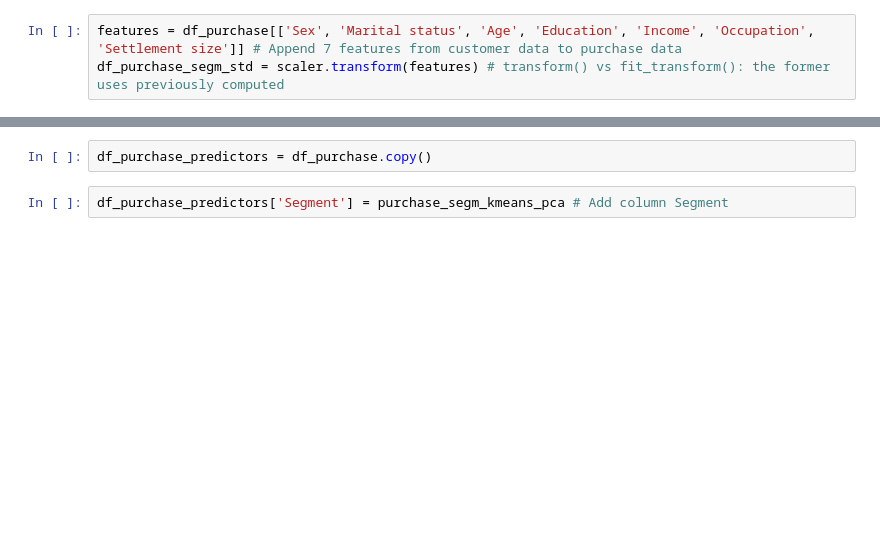
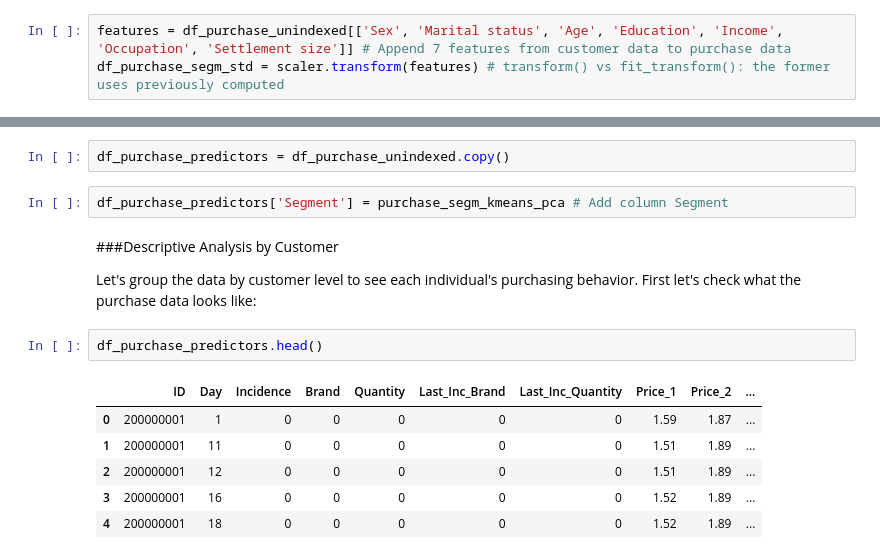
Before and after one commit to mihnguyen/udemy-customer-analytics, a Jupyter notebook: purchase-prediction/notebook_Purchase_Prediction.ipynb, the cells around one changed output, grey strips where cells are left out. Cells and saved outputs as stored; diff of their text form; blank space fills up the shorter version.

```diff
--- a/purchase-prediction/notebook_Purchase_Prediction.ipynb
+++ b/purchase-prediction/notebook_Purchase_Prediction.ipynb
@@ -98,7 +124,7 @@ KMeans(algorithm='auto', copy_x=True, init='k-means++', max_iter=300,
 
 Apply standardized customer data to purchase data:
 # %%
-features = df_purchase[['Sex', 'Marital status', 'Age', 'Education', 'Income', 'Occupation', 'Settlement size']] # Append 7 features from customer data to purchase data
+features = df_purchase_unindexed[['Sex', 'Marital status', 'Age', 'Education', 'Income', 'Occupation', 'Settlement size']] # Append 7 features from customer data to purchase data
 df_purchase_segm_std = scaler.transform(features) # transform() vs fit_transform(): the former uses previously computed
 # %% [markdown]
 ###PCA
@@ -111,6 +137,19 @@ df_purchase_segm_pca = pca.transform(df_purchase_segm_std)
 # %%
 purchase_segm_kmeans_pca = kmeans_pca.predict(df_purchase_segm_pca)
 # %%
-df_purchase_predictors = df_purchase.copy()
+df_purchase_predictors = df_purchase_unindexed.copy()
 # %%
 df_purchase_predictors['Segment'] = purchase_segm_kmeans_pca # Add column Segment
+# %% [markdown]
+###Descriptive Analysis by Customer
+
+Let's group the data by customer level to see each individual's purchasing behavior. First let's check what the purchase data looks like:
+# %%
+df_purchase_predictors.head()
+# %% [output]
+|  | ID | Day | Incidence | Brand | Quantity | Last_Inc_Brand | Last_Inc_Quantity | Price_1 | Price_2 | ... |
+| 0 | 200000001 | 1 | 0 | 0 | 0 | 0 | 0 | 1.59 | 1.87 | ... |
+| 1 | 200000001 | 11 | 0 | 0 | 0 | 0 | 0 | 1.51 | 1.89 | ... |
+| 2 | 200000001 | 12 | 0 | 0 | 0 | 0 | 0 | 1.51 | 1.89 | ... |
+| 3 | 200000001 | 16 | 0 | 0 | 0 | 0 | 0 | 1.52 | 1.89 | ... |
+| 4 | 200000001 | 18 | 0 | 0 | 0 | 0 | 0 | 1.52 | 1.89 | ... |
```
Also changed, not shown: parts of 13 cells of this notebook.
